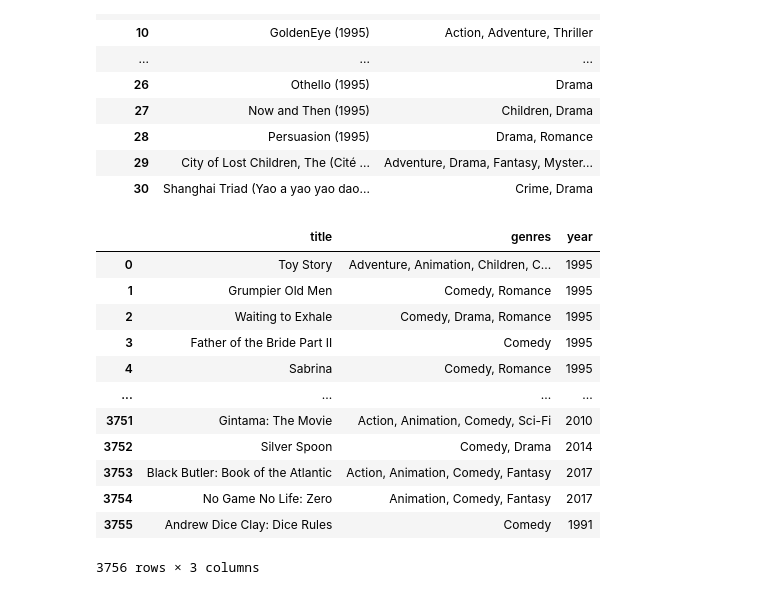
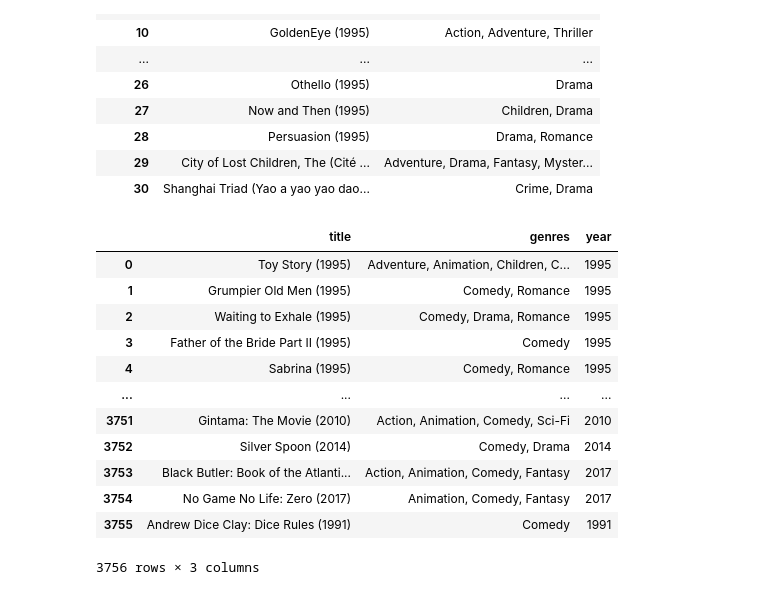
Before and after one commit to NGS-Adryan/Colab, a Jupyter notebook: read_csv.ipynb, the cells around one changed output. Cells and saved outputs as stored; diff of their text form; code cells hidden in the pictures.

```diff
--- a/read_csv.ipynb
+++ b/read_csv.ipynb
@@ -51,21 +51,19 @@ csv.head(30)
 | 30 | Shanghai Triad (Yao a yao yao dao... | Crime, Drama |
 # %%
 csv = csv[csv['genres'].str.contains('Comedy', case=False, na=False)]
-csv['year'] = csv['title'].str.split('(', n=1).str[1].str.rstrip(')')
-csv['title'] = csv['title'].str.replace(r'\(\d{4}\)', '', regex=True).str.strip()
-
-csv.reset_index(drop=True)
+csv.loc[:, 'year'] = [str(year).split('(')[-1].rstrip(')') for year in csv['title']]
+display(csv.reset_index(drop=True))
 # %% [output]
 |  | title | genres | year |
-| 0 | Toy Story | Adventure, Animation, Children, C... | 1995 |
-| 1 | Grumpier Old Men | Comedy, Romance | 1995 |
-| 2 | Waiting to Exhale | Comedy, Drama, Romance | 1995 |
-| 3 | Father of the Bride Part II | Comedy | 1995 |
-| 4 | Sabrina | Comedy, Romance | 1995 |
+| 0 | Toy Story (1995) | Adventure, Animation, Children, C... | 1995 |
+| 1 | Grumpier Old Men (1995) | Comedy, Romance | 1995 |
+| 2 | Waiting to Exhale (1995) | Comedy, Drama, Romance | 1995 |
+| 3 | Father of the Bride Part II (1995) | Comedy | 1995 |
+| 4 | Sabrina (1995) | Comedy, Romance | 1995 |
 | ... | ... | ... | ... |
-| 3751 | Gintama: The Movie | Action, Animation, Comedy, Sci-Fi | 2010 |
-| 3752 | Silver Spoon | Comedy, Drama | 2014 |
-| 3753 | Black Butler: Book of the Atlantic | Action, Animation, Comedy, Fantasy | 2017 |
-| 3754 | No Game No Life: Zero | Animation, Comedy, Fantasy | 2017 |
-| 3755 | Andrew Dice Clay: Dice Rules | Comedy | 1991 |
+| 3751 | Gintama: The Movie (2010) | Action, Animation, Comedy, Sci-Fi | 2010 |
+| 3752 | Silver Spoon (2014) | Comedy, Drama | 2014 |
+| 3753 | Black Butler: Book of the Atlanti... | Action, Animation, Comedy, Fantasy | 2017 |
+| 3754 | No Game No Life: Zero (2017) | Animation, Comedy, Fantasy | 2017 |
+| 3755 | Andrew Dice Clay: Dice Rules (1991) | Comedy | 1991 |
 3756 rows × 3 columns
```
